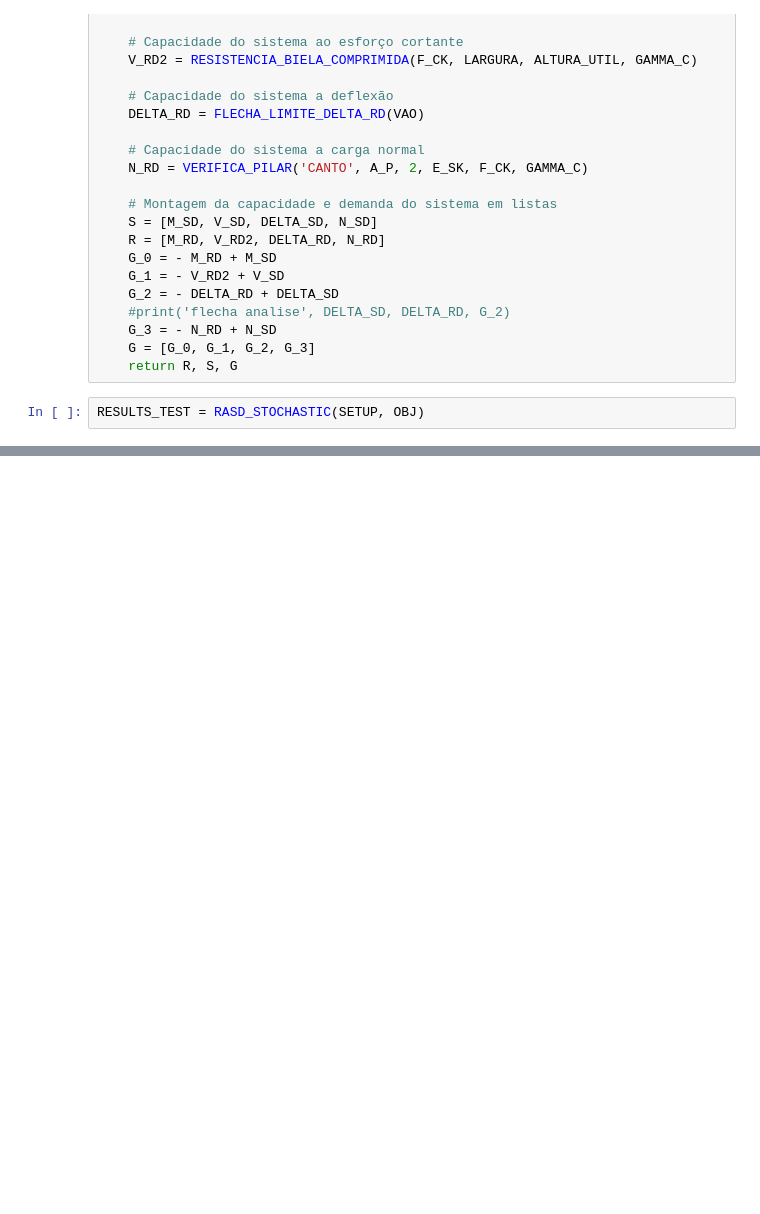
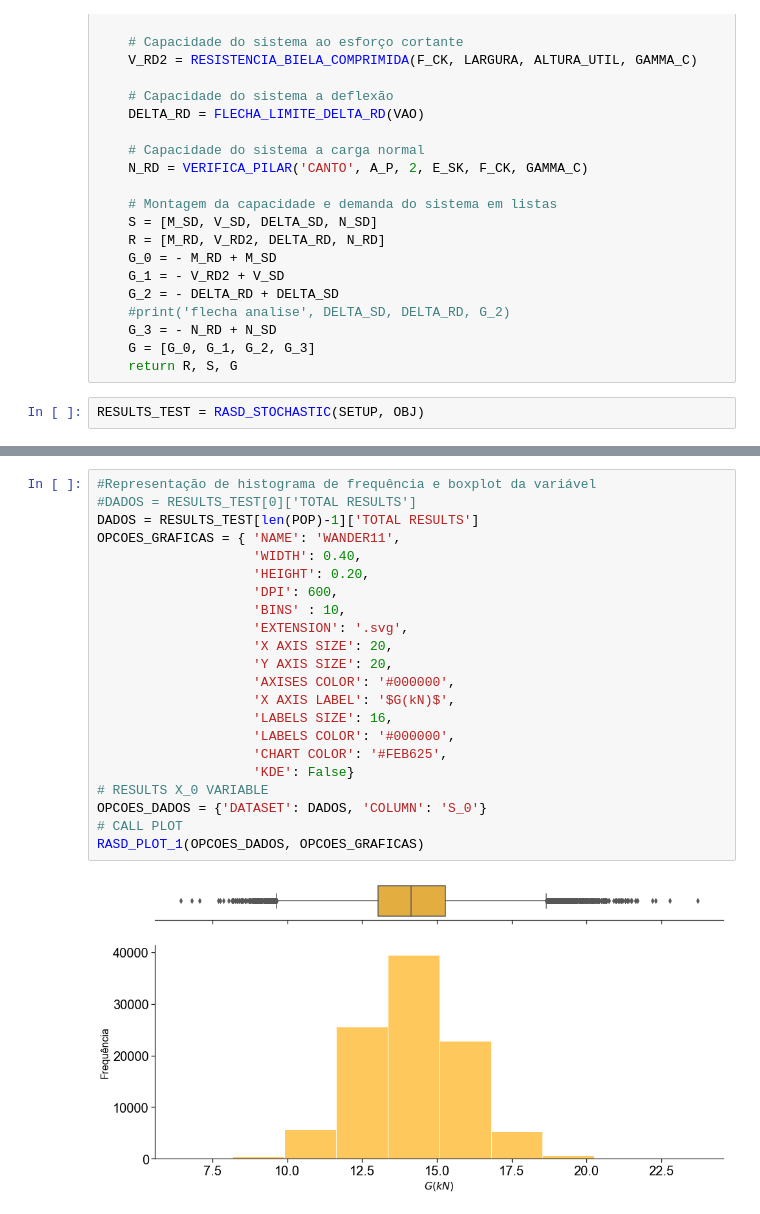
Before and after one commit to wmpjrufg/ARTIGO_CONFIA_ISE, a Jupyter notebook: novo_final/W M Pereira Junior_confia 2 análise sem ISE-Copy1.ipynb, the cells around one changed output, grey strips where cells are left out. Drawn from its saved outputs; the diff is of its cells as text; blank space fills up the shorter version.

```diff
--- a/novo_final/W M Pereira Junior_confia 2 análise sem ISE-Copy1.ipynb
+++ b/novo_final/W M Pereira Junior_confia 2 análise sem ISE-Copy1.ipynb
@@ -789,0 +785,24 @@ RESULTS_TEST[0]
+# %%
+#Representação de histograma de frequência e boxplot da variável
+#DADOS = RESULTS_TEST[0]['TOTAL RESULTS']
+DADOS = RESULTS_TEST[len(POP)-1]['TOTAL RESULTS']
+OPCOES_GRAFICAS = { 'NAME': 'WANDER11',
+                    'WIDTH': 0.40,
+                    'HEIGHT': 0.20,
+                    'DPI': 600,
+                    'BINS' : 10,
+                    'EXTENSION': '.svg',
+                    'X AXIS SIZE': 20,
+                    'Y AXIS SIZE': 20,
+                    'AXISES COLOR': '#000000',
+                    'X AXIS LABEL': '$G(kN)$',
+                    'LABELS SIZE': 16,
+                    'LABELS COLOR': '#000000',
+                    'CHART COLOR': '#FEB625',
+                    'KDE': False}
+# RESULTS X_0 VARIABLE
+OPCOES_DADOS = {'DATASET': DADOS, 'COLUMN': 'S_0'}
+# CALL PLOT
+RASD_PLOT_1(OPCOES_DADOS, OPCOES_GRAFICAS)
+# %% [output]
+[figure, added]
```
Also changed, not shown: parts of 13 cells of this notebook, 36 other files.
